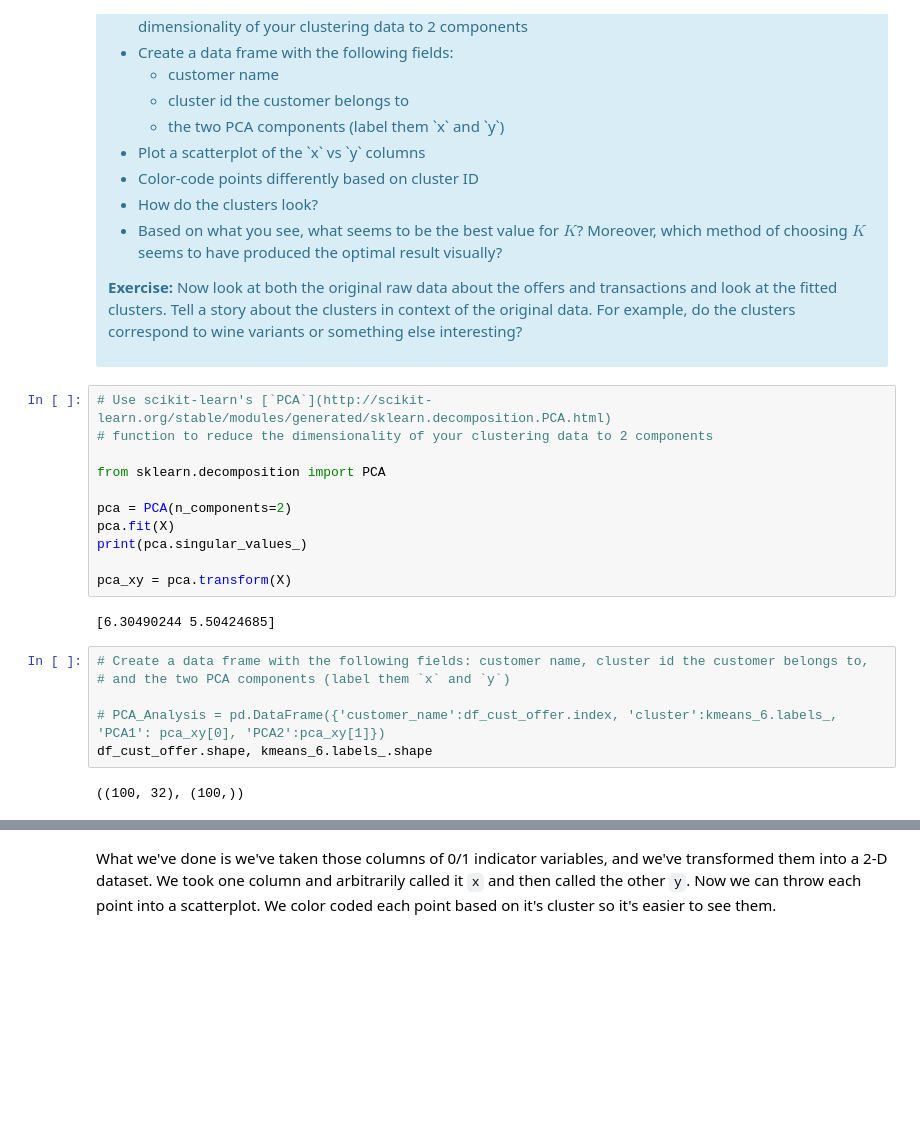
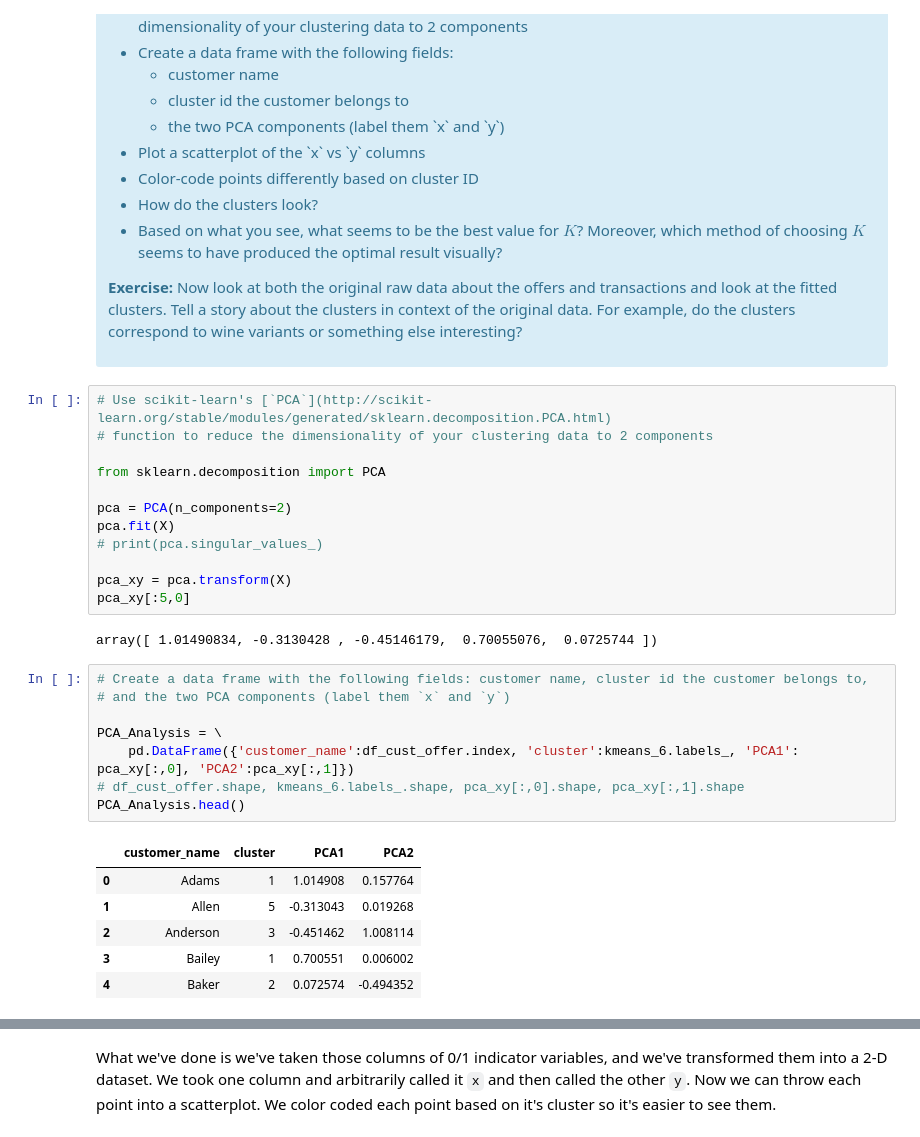
Before and after one commit to ChadDelany/Case_Study-Segmentation_using_Clustering, a Jupyter notebook: Clustering Case Study - Customer Segmentation with K-Means - Tier 3.ipynb, the cells around one changed output, grey strips where cells are left out. Cells and saved outputs as stored; diff of their text form; blank space fills up the shorter version.

```diff
--- a/Clustering Case Study - Customer Segmentation with K-Means - Tier 3.ipynb
+++ b/Clustering Case Study - Customer Segmentation with K-Means - Tier 3.ipynb
@@ -463,16 +463,24 @@ from sklearn.decomposition import PCA
 
 pca = PCA(n_components=2)
 pca.fit(X)
-print(pca.singular_values_)
+# print(pca.singular_values_)
 
 pca_xy = pca.transform(X)
+pca_xy[:5,0]
 # %% [output]
-[6.30490244 5.50424685]
+array([ 1.01490834, -0.3130428 , -0.45146179,  0.70055076,  0.0725744 ])
 # %%
 # Create a data frame with the following fields: customer name, cluster id the customer belongs to,
 # and the two PCA components (label them `x` and `y`)
 
-# PCA_Analysis = pd.DataFrame({'customer_name':df_cust_offer.index, 'cluster':kmeans_6.labels_, 'PCA1': pca_xy[0], 'PCA2':pca_xy[1]})
-df_cust_offer.shape, kmeans_6.labels_.shape
+PCA_Analysis = \
+    pd.DataFrame({'customer_name':df_cust_offer.index, 'cluster':kmeans_6.labels_, 'PCA1': pca_xy[:,0], 'PCA2':pca_xy[:,1]})
+# df_cust_offer.shape, kmeans_6.labels_.shape, pca_xy[:,0].shape, pca_xy[:,1].shape
+PCA_Analysis.head()
 # %% [output]
-((100, 32), (100,))
+|  | customer_name | cluster | PCA1 | PCA2 |
+| 0 | Adams | 1 | 1.014908 | 0.157764 |
+| 1 | Allen | 5 | -0.313043 | 0.019268 |
+| 2 | Anderson | 3 | -0.451462 | 1.008114 |
+| 3 | Bailey | 1 | 0.700551 | 0.006002 |
+| 4 | Baker | 2 | 0.072574 | -0.494352 |
```
Also changed, not shown: parts of 3 cells of this notebook.
